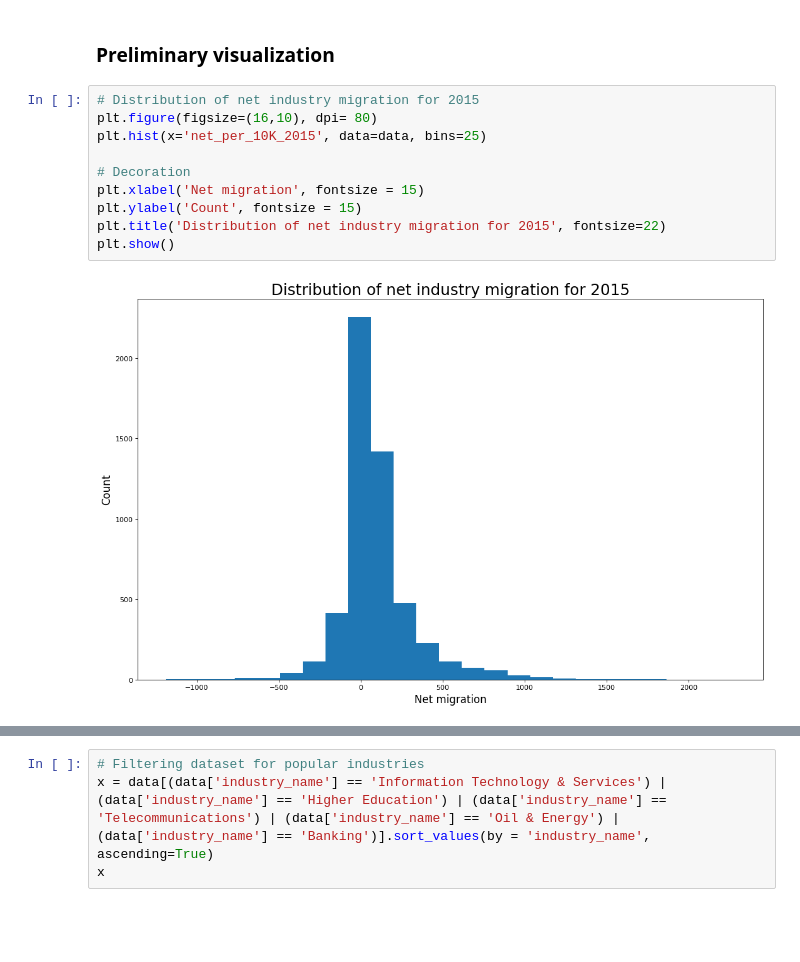
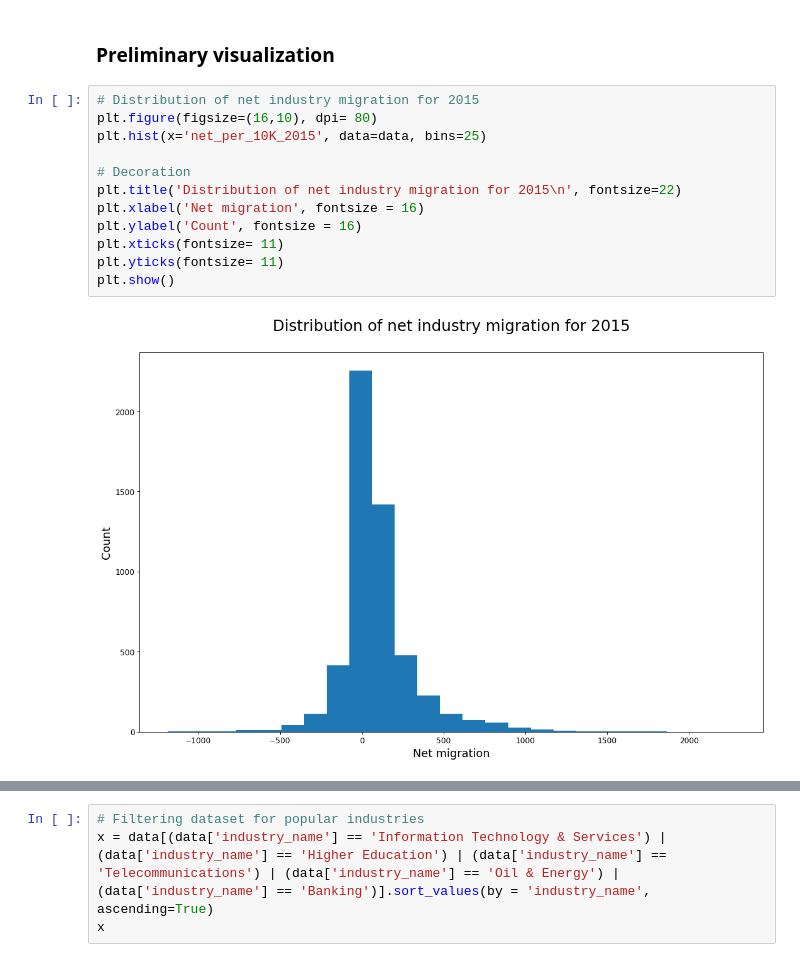
Before and after one commit to pdesai27/DAB-103, a Jupyter notebook: IndustryMigration.ipynb, the cells around one changed output, grey strips where cells are left out. Saved outputs shown, nothing was run; the diff lists cells and outputs as text; blank space fills up the shorter version.

```diff
--- a/IndustryMigration.ipynb
+++ b/IndustryMigration.ipynb
@@ -144,15 +167,17 @@ dtype: int64
 # %%
 # Distribution of net industry migration for 2015
 plt.figure(figsize=(16,10), dpi= 80)
 plt.hist(x='net_per_10K_2015', data=data, bins=25)
 
 # Decoration
-plt.xlabel('Net migration', fontsize = 15)
-plt.ylabel('Count', fontsize = 15)
-plt.title('Distribution of net industry migration for 2015', fontsize=22)
+plt.title('Distribution of net industry migration for 2015\n', fontsize=22)
+plt.xlabel('Net migration', fontsize = 16)
+plt.ylabel('Count', fontsize = 16)
+plt.xticks(fontsize= 11)
+plt.yticks(fontsize= 11)
 plt.show()
 # %% [output]
-[figure, old version]
+[figure, new version]
 # %%
 # Distribution of net industry migration for 2015
 plt.figure(figsize=(16,10), dpi= 80)
```
Also changed, not shown: parts of 7 cells of this notebook.
